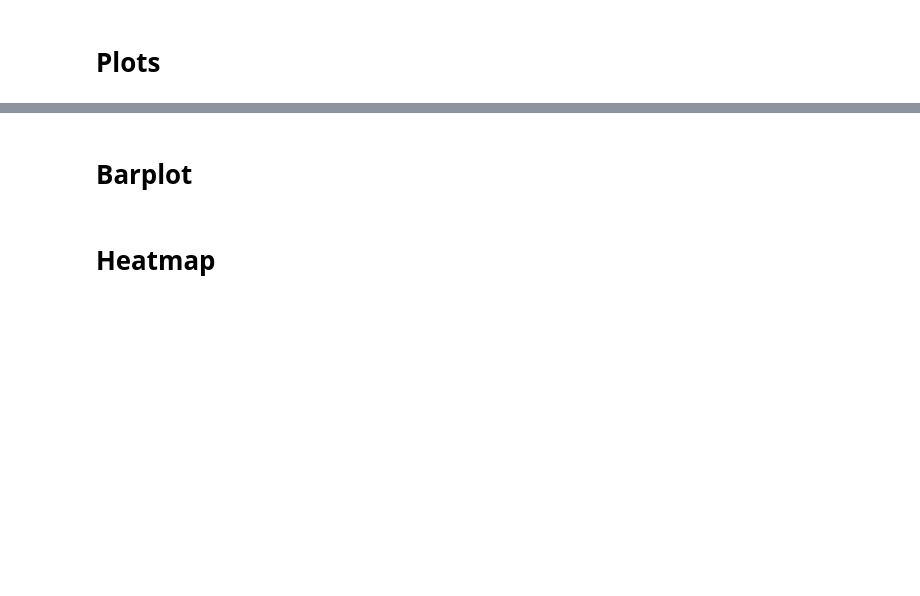
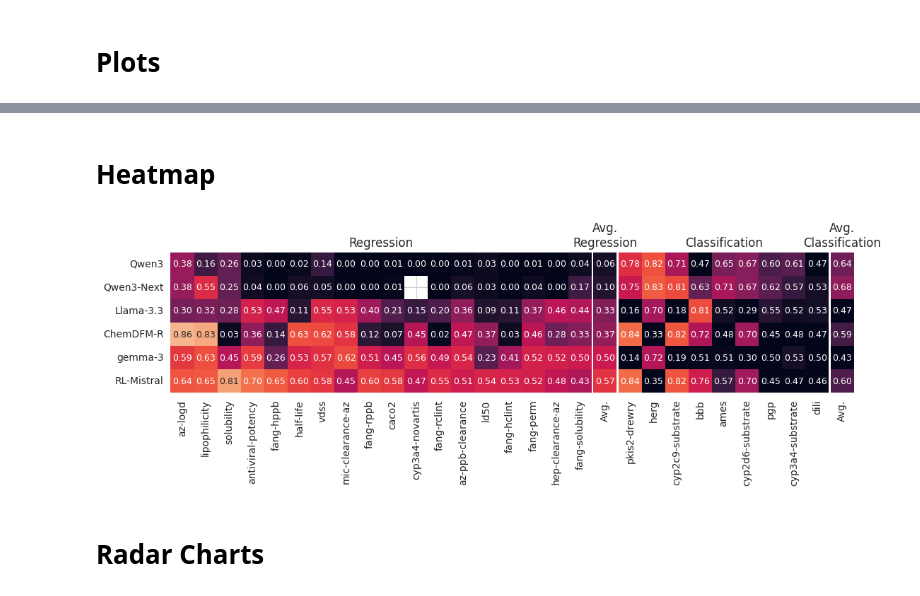
Before and after one commit to Fransou/MolGenDocking, a Jupyter notebook: notebooks/results/Polaris.ipynb, the cells around one changed output, grey strips where cells are left out. Cells and saved outputs as stored; diff of their text form; code cells hidden in the pictures; blank space fills up the shorter version.

```diff
--- a/notebooks/results/Polaris.ipynb
+++ b/notebooks/results/Polaris.ipynb
@@ -93,4 +234,2 @@ roc_auc = df.groupby(["Model", "Task"])[["gt", "y_agg"]].apply(lambda x: roc_auc
 # %% [markdown]
 ## Add to table
-# %%
-full_df["Metric"] = full_df.progress_apply(lambda row: correlations.loc[row.Model, row.Task, "gt"] if row.objectives == "regression" else roc_auc.loc[row.Model, row.Task], axis=1)
@@ -108,2 +286,0 @@ table
-# %% [markdown]
-# Barplot
@@ -149,34 +287,12 @@ import matplotlib.gridspec as gridspec
-# %%
-ax_size_ratio = table[table.objectives == "regression"].Task.nunique() / table.Task.nunique()
-avg_ratio = ax_size_ratio/12
-
-fig = plt.figure(figsize = (15,3))
-outer_gs = gridspec.GridSpec(1, 2, width_ratios=[ax_size_ratio + avg_ratio, 1-ax_size_ratio + avg_ratio], wspace=0.12)
-# get the two ax from the outer grid[0]
-axes = []
-inner_gs = gridspec.GridSpecFromSubplotSpec(1, 2, subplot_spec=outer_gs[0], wspace=0.01, width_ratios=[ax_size_ratio, avg_ratio])
-for i in range(2):
-    axes.append(fig.add_subplot(inner_gs[0, i]))
-plot_perfs(table, axes, "Regression", "regression", legend=False, ylims=(-0.,1), metric_name="Spearman Correlation")
-
-axes = []
-inner_gs = gridspec.GridSpecFromSubplotSpec(1, 2, subplot_spec=outer_gs[1], wspace=0.01, width_ratios=[1-ax_size_ratio, avg_ratio])
-for i in range(2):
-    axes.append(fig.add_subplot(inner_gs[0, i]))
-plot_perfs(table, axes, "Classification", "classification", legend=True, ylims=(0.4,1), metric_name="ROC AUC")
-
-axes[-1].legend(title="Model", loc="lower center", bbox_to_anchor=(-9.5, -.8), ncols = 8, fontsize = 8, title_fontsize = 10)
-
-fig.savefig(f"{FIG_PATH}/molecular_proppred.pdf", bbox_inches="tight")
 # %% [markdown]
 # Heatmap
 # %%
-MODEL_ORDER = full_df[full_df.objectives == "classification"].groupby("Model")[KEY].mean().sort_values().index.tolist()
+MODEL_ORDER = full_df[full_df.objectives == "regression"].groupby("Model")[KEY].mean().sort_values().index.tolist()
 # %%
-def plot_heatmap(table, axes, title_name, split_val, vmin=0, vmax=1):
+def plot_heatmap(table, axes, title_name, split_val, vmin=0, vmax=1, annot_size=10):
     ax = axes[0]
     pivoted = pd.pivot_table(table[table.objectives == split_val], KEY, "Model", "Task")
-    col_order = pivoted.mean().sort_values(ascending=False).index
+    col_order = pivoted.max().sort_values(ascending=False).index
     pivoted = pivoted.loc[MODEL_ORDER,col_order]
     sns.heatmap(
         pivoted,
@@ -186,7 +302,7 @@ def plot_heatmap(table, axes, title_name, split_val, vmin=0, vmax=1):
         cbar=False,
         annot=True,
         fmt=".2f",
-        annot_kws={"size": 8}
+        annot_kws={"size": annot_size}
     )
     ax.set_xlabel("")
     ax.set_ylabel("")
@@ -204,7 +320,7 @@ def plot_heatmap(table, axes, title_name, split_val, vmin=0, vmax=1):
         cbar=False,
         annot=True,
         fmt=".2f",
-        annot_kws={"size": 8}
+        annot_kws={"size": annot_size}
     )
     ax.set_xlabel("")
     ax.set_xticklabels(rotation=90, ha='center', labels=["Avg."])
@@ -212,25 +328,27 @@ def plot_heatmap(table, axes, title_name, split_val, vmin=0, vmax=1):
 # %%
 n_tot_cols = table.Task.nunique() + 2
 n_rows = table.Model.nunique()
 
 reg_ratio = table[table.objectives == "regression"].Task.nunique() / n_tot_cols
 cls_ratio = table[table.objectives == "classification"].Task.nunique() / n_tot_cols
 
 fig, axes = plt.subplots(
     1,
     4,
-    figsize = (0.4*n_tot_cols,0.4 * n_rows),
+    figsize = (0.43*n_tot_cols,0.43 * n_rows),
     sharey=True,
     gridspec_kw = {
         "width_ratios":[reg_ratio, 1/n_tot_cols, cls_ratio,  1/n_tot_cols],
         "wspace":0.01,
     }
 )
 
-plot_heatmap(table, [axes[0],axes[1]], "Regression", "regression")
-plot_heatmap(table, [axes[2],axes[3]], "Classification", "classification", vmin = 0.5, vmax=1)
+plot_heatmap(table, [axes[0],axes[1]], "Regression", "regression", annot_size=9)
+plot_heatmap(table, [axes[2],axes[3]], "Classification", "classification", vmin = 0.5, vmax=1, annot_size= 9)
 
 for ax in axes[1:]:
     ax.set_ylabel("")
 
 fig.savefig(f"{FIG_PATH}/molecular_proppred_heatmap.pdf", bbox_inches="tight")
+# %% [output]
+[figure, added]
@@ -266,0 +355,2 @@ style
+# %% [markdown]
+# Radar Charts
```
Also changed, not shown: parts of 18 cells of this notebook, 19 other files.
